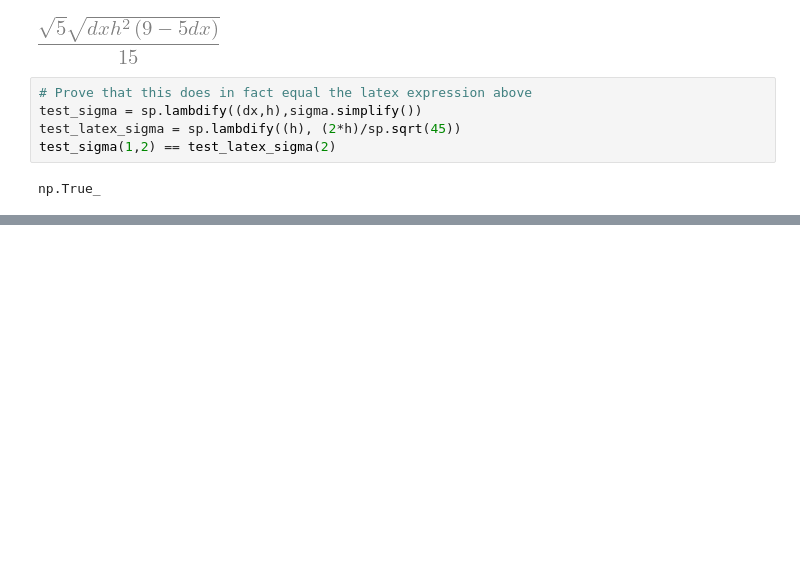
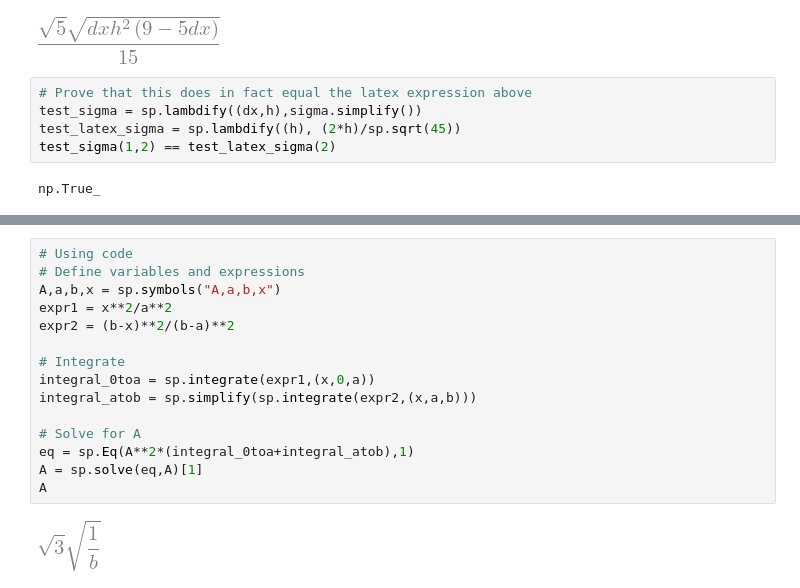
Before and after one commit to Artuk009/QuantumMechanics, a Jupyter notebook: IntroductionToQuantumMechanics/Chapter_01.ipynb, the cells around one changed output, grey strips where cells are left out. Drawn from its saved outputs; the diff is of its cells as text; blank space fills up the shorter version.

```diff
--- a/IntroductionToQuantumMechanics/Chapter_01.ipynb
+++ b/IntroductionToQuantumMechanics/Chapter_01.ipynb
@@ -249,0 +262,17 @@ A(b-x)/(b-a) & a\leq x\leq b \\
+# %%
+# Using code
+# Define variables and expressions
+A,a,b,x = sp.symbols("A,a,b,x")
+expr1 = x**2/a**2
+expr2 = (b-x)**2/(b-a)**2
+
+# Integrate
+integral_0toa = sp.integrate(expr1,(x,0,a))
+integral_atob = sp.simplify(sp.integrate(expr2,(x,a,b)))
+
+# Solve for A
+eq = sp.Eq(A**2*(integral_0toa+integral_atob),1)
+A = sp.solve(eq,A)[1]
+A
+# %% [output]
+[figure, added]
```
Also changed, not shown: parts of 10 cells of this notebook.
